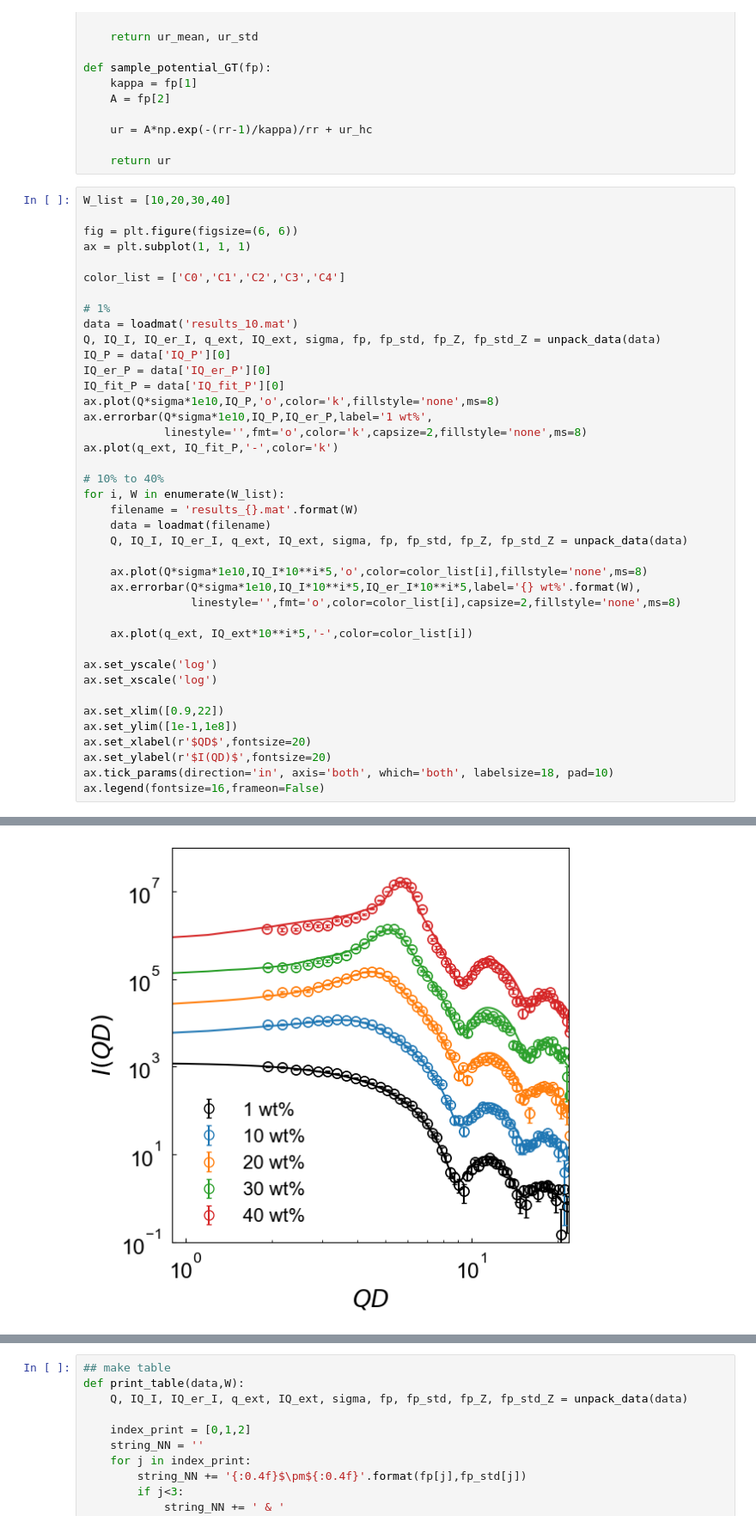
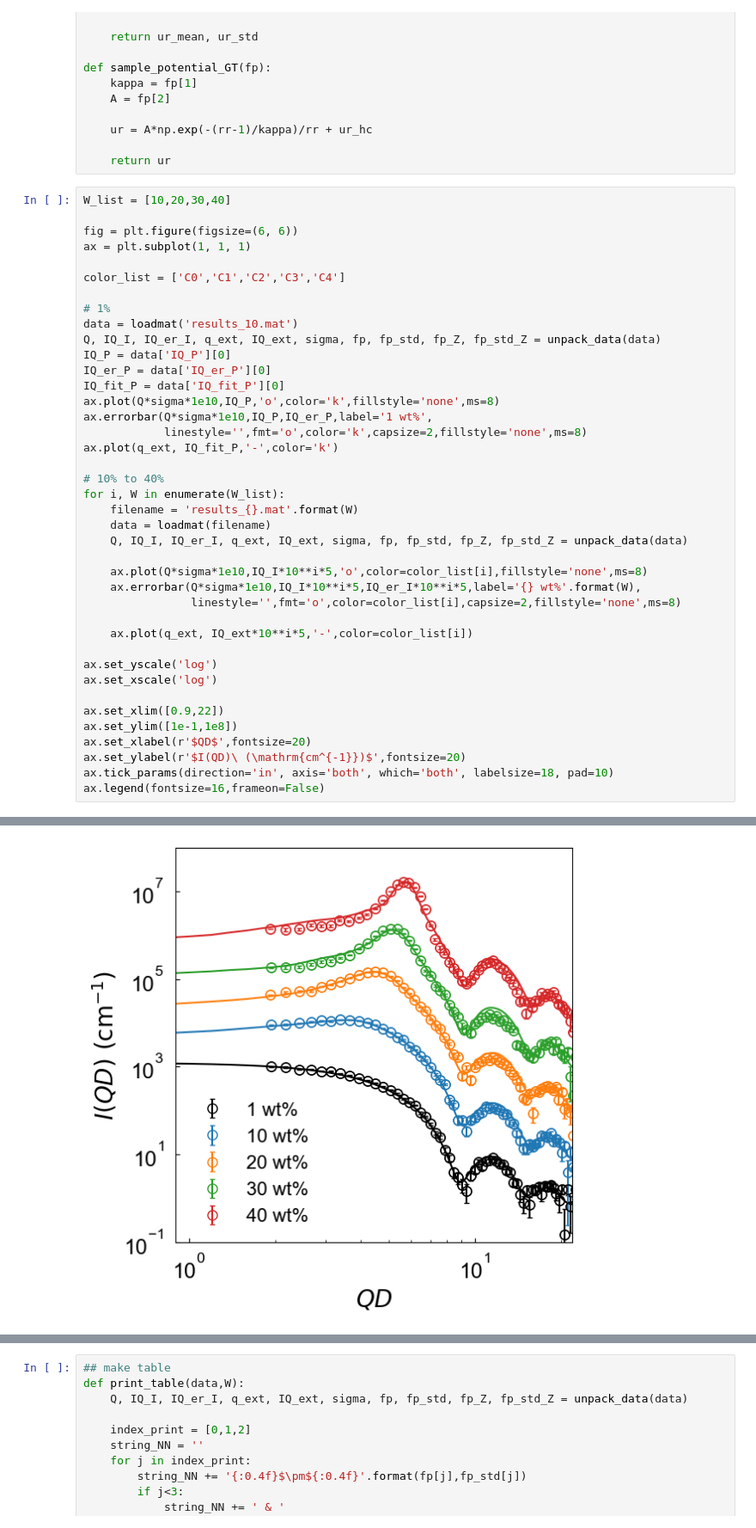
Before and after one commit to ch-tung/SQ_VAE, a Jupyter notebook: direct_param_SQ/silica/20230804/notebook/plot_fitting_results.ipynb, the cells around one changed output, grey strips where cells are left out. Shown at 86% size. Cells and saved outputs as stored; diff of their text form.

```diff
--- a/direct_param_SQ/silica/20230804/notebook/plot_fitting_results.ipynb
+++ b/direct_param_SQ/silica/20230804/notebook/plot_fitting_results.ipynb
@@ -77,35 +77,35 @@ Q, IQ_I, IQ_er_I, q_ext, IQ_ext, sigma, fp, fp_std, fp_Z, fp_std_Z = unpack_data
 IQ_P = data['IQ_P'][0]
 IQ_er_P = data['IQ_er_P'][0]
 IQ_fit_P = data['IQ_fit_P'][0]
 ax.plot(Q*sigma*1e10,IQ_P,'o',color='k',fillstyle='none',ms=8)
 ax.errorbar(Q*sigma*1e10,IQ_P,IQ_er_P,label='1 wt%',
             linestyle='',fmt='o',color='k',capsize=2,fillstyle='none',ms=8)
 ax.plot(q_ext, IQ_fit_P,'-',color='k')
 
 # 10% to 40%
 for i, W in enumerate(W_list):
     filename = 'results_{}.mat'.format(W)
     data = loadmat(filename)
     Q, IQ_I, IQ_er_I, q_ext, IQ_ext, sigma, fp, fp_std, fp_Z, fp_std_Z = unpack_data(data)
 
     ax.plot(Q*sigma*1e10,IQ_I*10**i*5,'o',color=color_list[i],fillstyle='none',ms=8)
     ax.errorbar(Q*sigma*1e10,IQ_I*10**i*5,IQ_er_I*10**i*5,label='{} wt%'.format(W),
                 linestyle='',fmt='o',color=color_list[i],capsize=2,fillstyle='none',ms=8)
 
     ax.plot(q_ext, IQ_ext*10**i*5,'-',color=color_list[i])
 
 ax.set_yscale('log')
 ax.set_xscale('log')
 
 ax.set_xlim([0.9,22])
 ax.set_ylim([1e-1,1e8])
 ax.set_xlabel(r'$QD$',fontsize=20)
-ax.set_ylabel(r'$I(QD)$',fontsize=20)
+ax.set_ylabel(r'$I(QD)\ (\mathrm{cm^{-1}})$',fontsize=20)
 ax.tick_params(direction='in', axis='both', which='both', labelsize=18, pad=10)
 ax.legend(fontsize=16,frameon=False)
 # %% [output]
 <matplotlib.legend.Legend at 0x...>
-[figure, old version]
+[figure, new version]
 # %%
 W_list = [10,20,30,40]
 
```
Also changed, not shown: parts of 1 cell of this notebook.
